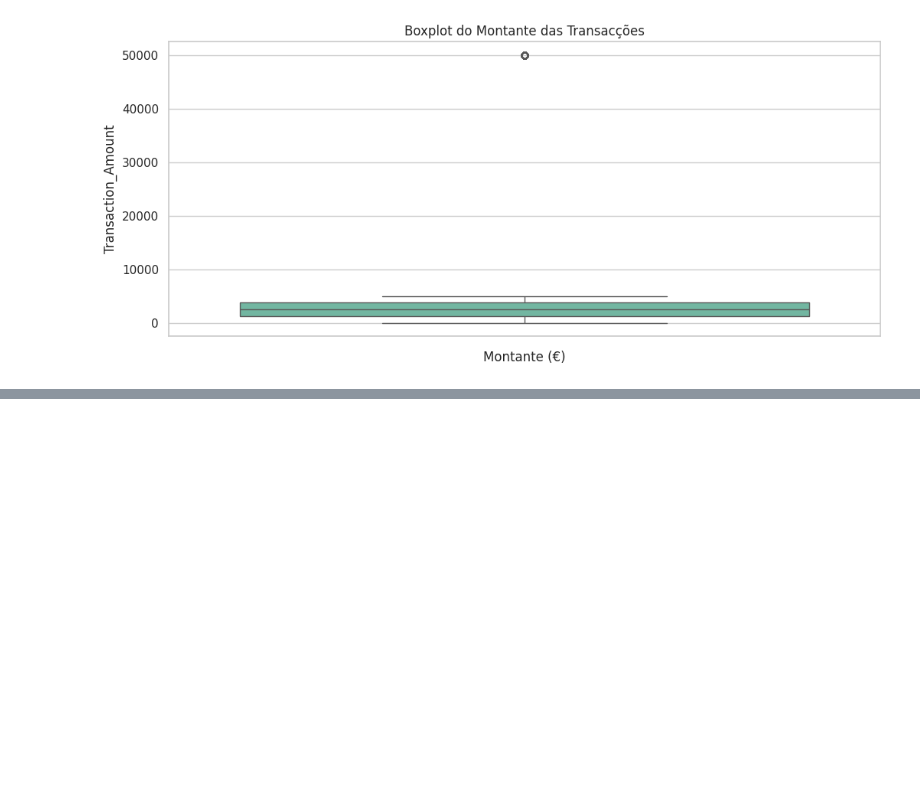
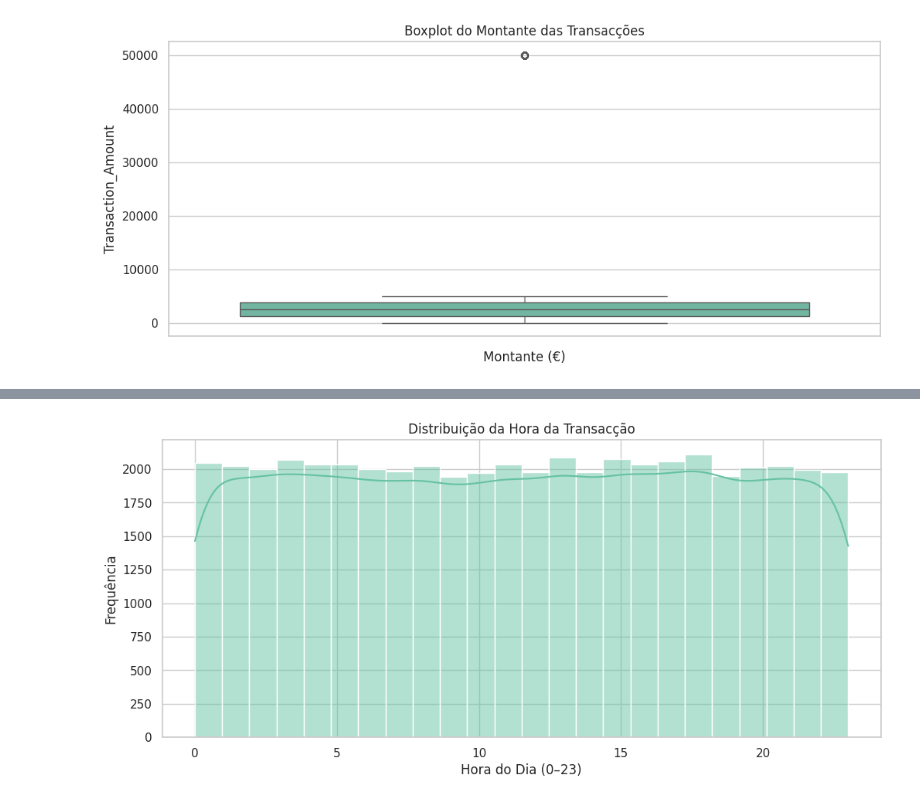
Before and after one commit to Francisco-Alfredo/Fraud-detection-analysis, a Jupyter notebook: Fraud_Detection_Analysis.ipynb, the cells around one changed output, grey strips where cells are left out. Saved outputs shown, nothing was run; the diff lists cells and outputs as text; code cells hidden in the pictures; blank space fills up the shorter version.

```diff
--- a/Fraud_Detection_Analysis.ipynb
+++ b/Fraud_Detection_Analysis.ipynb
@@ -130,0 +162,9 @@ Text(0.5, 0, 'Montante (€)')
+# %%
+plt.figure(figsize=(12,5))
+sns.histplot(df["Time_of_Transaction"], bins=24, kde=True)
+plt.title("Distribuição da Hora da Transacção")
+plt.xlabel("Hora do Dia (0–23)")
+plt.ylabel("Frequência")
+plt.show()
+# %% [output]
+[figure, added]
```
Also changed, not shown: parts of 18 cells of this notebook.
